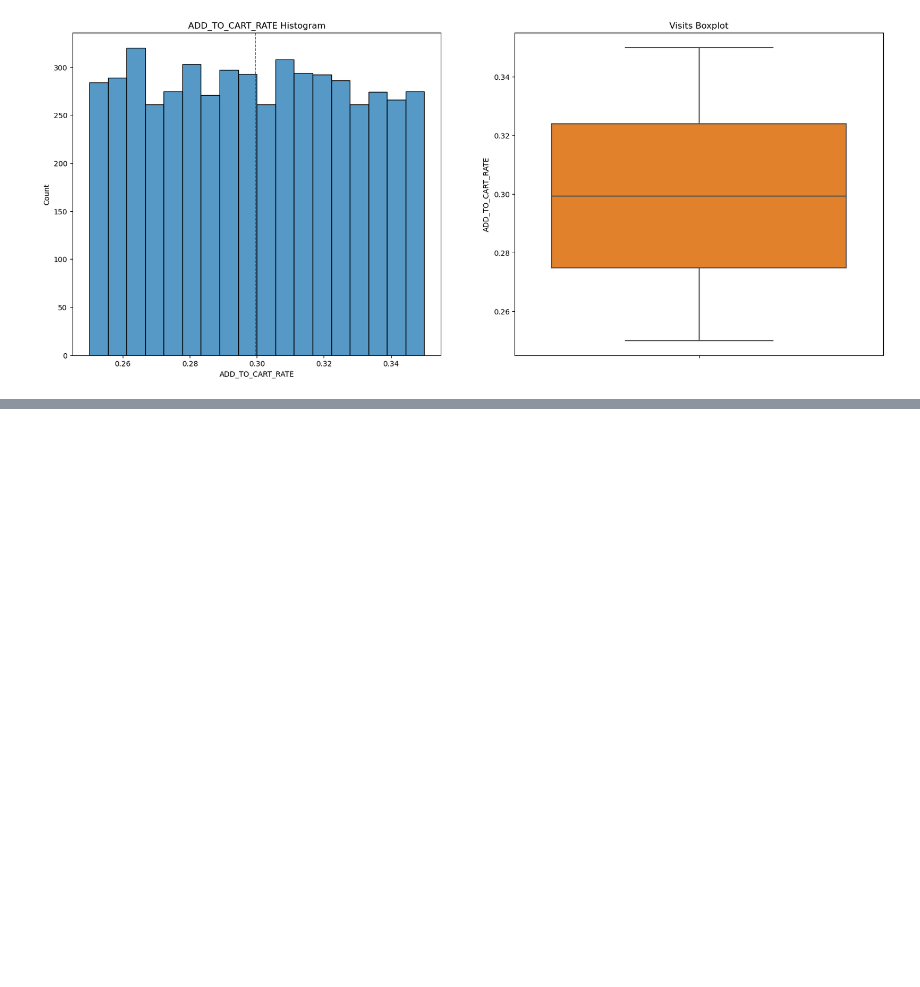
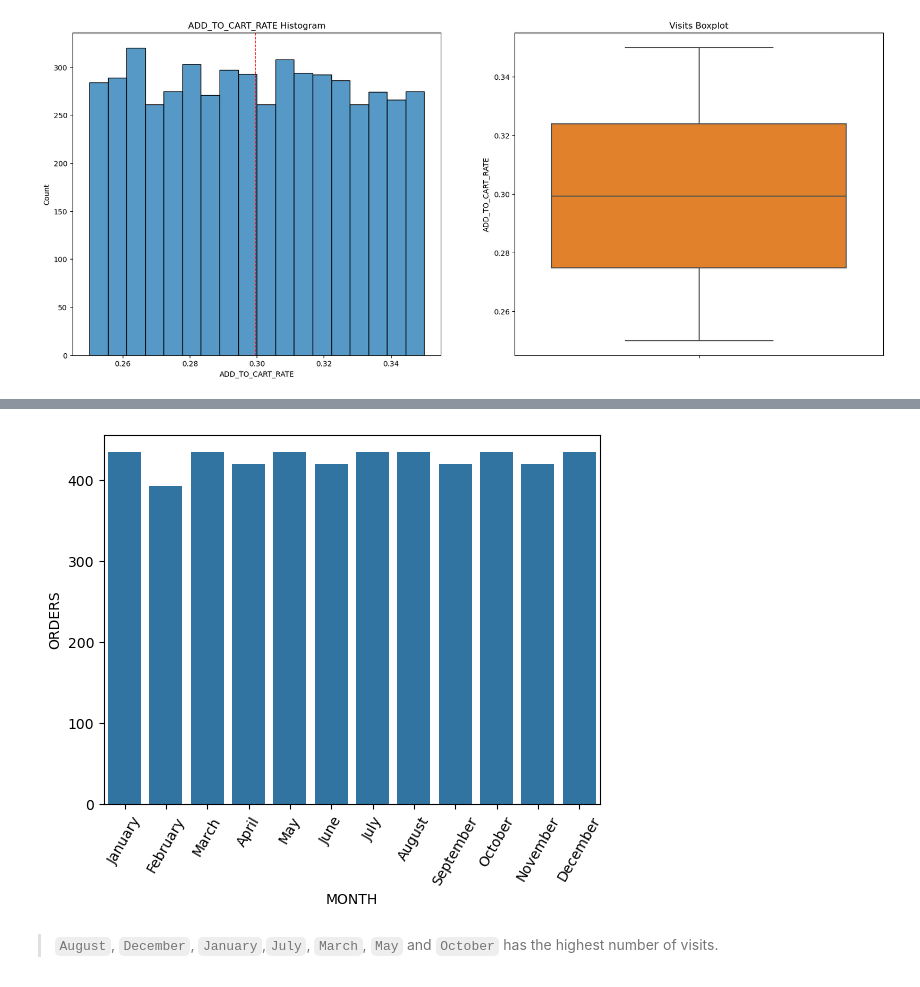
Before and after one commit to Naftal-Rainer/WEB-ANALYTICS-INSIGHTS, a Jupyter notebook: web_analytics_insights.ipynb, the cells around one changed output, grey strips where cells are left out. Drawn from its saved outputs; the diff is of its cells as text; code cells hidden in the pictures; blank space fills up the shorter version.

```diff
--- a/web_analytics_insights.ipynb
+++ b/web_analytics_insights.ipynb
@@ -328,0 +374,3 @@ for x in num_cols:
+# %%
+month_group = data.groupby('MONTH')['VISITS'].size().reset_index()
+month_group.sort_values(by='VISITS', ascending=False)
@@ -328,0 +391,9 @@ for x in num_cols:
+# %%
+base_color = sns.color_palette()[0]
+sns.barplot(x='MONTH', y='ORDERS', data= month_group, color=base_color, order=year_map.values())
+plt.xticks(rotation=60)
+plt.show()
+# %% [output]
+[figure, added]
+# %% [markdown]
+> `August`, `December`, `January`,`July`, `March`, `May` and `October` has the highest number of visits.
```
Also changed, not shown: parts of 30 cells of this notebook.
